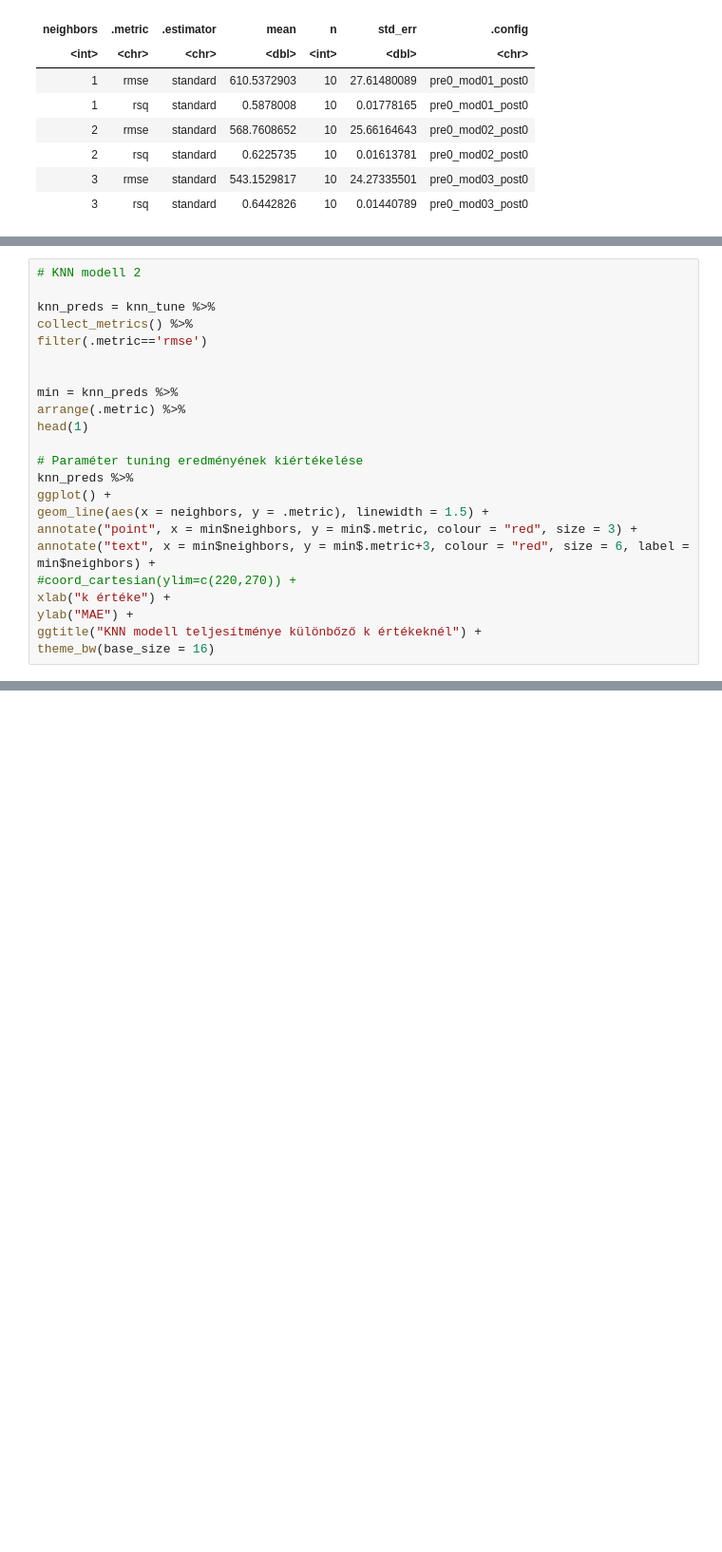
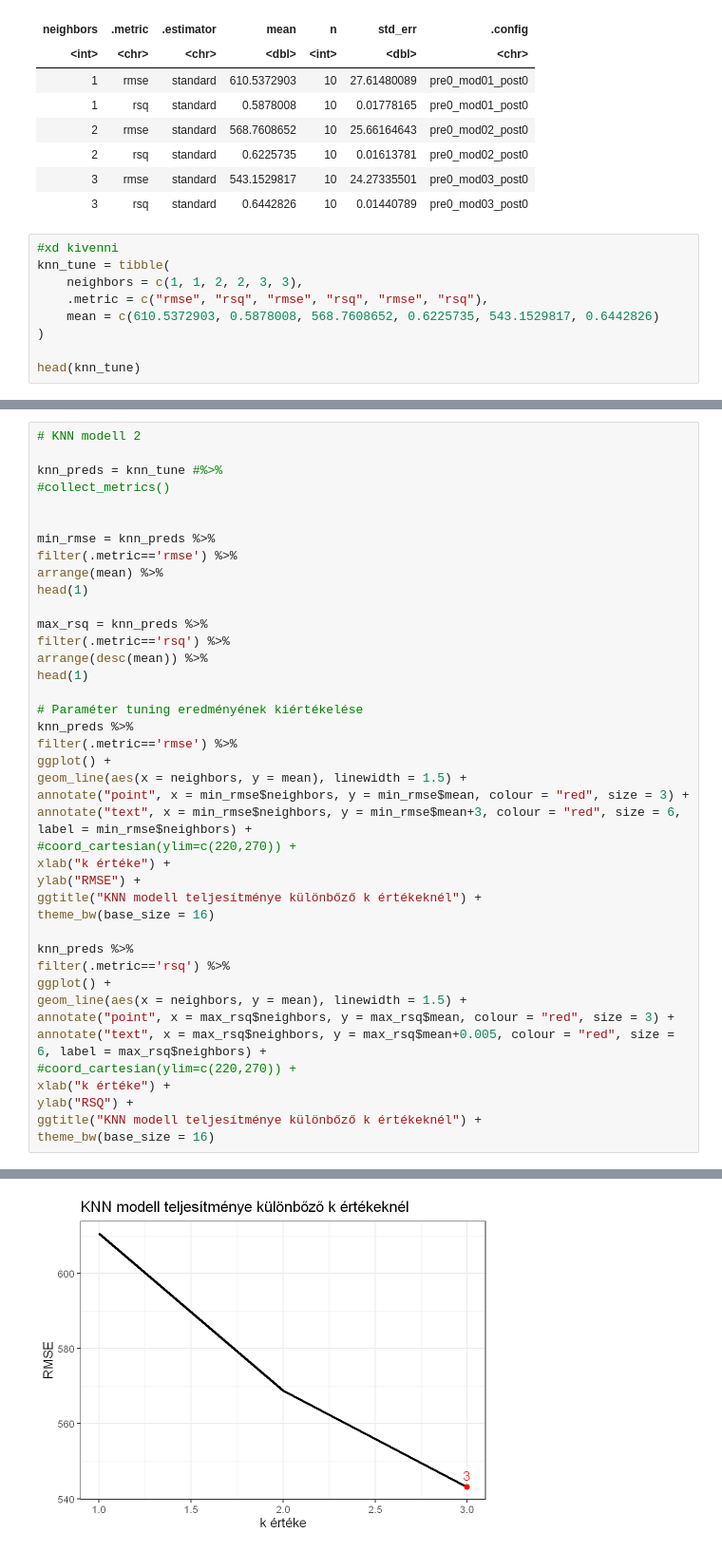
Before and after one commit to N0-0BIE/EX9BLV_ABTG, a Jupyter notebook: code/project.ipynb, the cells around one changed output, grey strips where cells are left out. Shown at 95% size. Drawn from its saved outputs; the diff is of its cells as text; blank space fills up the shorter version.

```diff
--- a/code/project.ipynb
+++ b/code/project.ipynb
@@ -621,3 +630,12 @@ A tibble: 6 × 7
 | 2 | rsq | standard | 0.6225735 | 10 | 0.01613781 | pre0_mod02_post0 |
 | 3 | rmse | standard | 543.1529817 | 10 | 24.27335501 | pre0_mod03_post0 |
 | 3 | rsq | standard | 0.6442826 | 10 | 0.01440789 | pre0_mod03_post0 |
+# %%
+#xd kivenni
+knn_tune = tibble(
+    neighbors = c(1, 1, 2, 2, 3, 3),
+    .metric = c("rmse", "rsq", "rmse", "rsq", "rmse", "rsq"),
+    mean = c(610.5372903, 0.5878008, 568.7608652, 0.6225735, 543.1529817, 0.6442826)
+)
+
+head(knn_tune)
@@ -624,24 +652,42 @@ A tibble: 6 × 7
 # %%
 # KNN modell 2
 
-knn_preds = knn_tune %>%
-collect_metrics() %>%
-filter(.metric=='rmse')
+knn_preds = knn_tune #%>%
+#collect_metrics()
 
 
-min = knn_preds %>%
-arrange(.metric) %>%
+min_rmse = knn_preds %>%
+filter(.metric=='rmse') %>%
+arrange(mean) %>%
+head(1)
+
+max_rsq = knn_preds %>%
+filter(.metric=='rsq') %>%
+arrange(desc(mean)) %>%
 head(1)
 
 # Paraméter tuning eredményének kiértékelése
 knn_preds %>%
+filter(.metric=='rmse') %>%
 ggplot() +
-geom_line(aes(x = neighbors, y = .metric), linewidth = 1.5) +
-annotate("point", x = min$neighbors, y = min$.metric, colour = "red", size = 3) +
-annotate("text", x = min$neighbors, y = min$.metric+3, colour = "red", size = 6, label = min$neighbors) +
+geom_line(aes(x = neighbors, y = mean), linewidth = 1.5) +
+annotate("point", x = min_rmse$neighbors, y = min_rmse$mean, colour = "red", size = 3) +
+annotate("text", x = min_rmse$neighbors, y = min_rmse$mean+3, colour = "red", size = 6, label = min_rmse$neighbors) +
 #coord_cartesian(ylim=c(220,270)) +
 xlab("k értéke") +
-ylab("MAE") +
+ylab("RMSE") +
 ggtitle("KNN modell teljesítménye különbőző k értékeknél") +
 theme_bw(base_size = 16)
+
+knn_preds %>%
+filter(.metric=='rsq') %>%
+ggplot() +
+geom_line(aes(x = neighbors, y = mean), linewidth = 1.5) +
+annotate("point", x = max_rsq$neighbors, y = max_rsq$mean, colour = "red", size = 3) +
+annotate("text", x = max_rsq$neighbors, y = max_rsq$mean+0.005, colour = "red", size = 6, label = max_rsq$neighbors) +
+#coord_cartesian(ylim=c(220,270)) +
+xlab("k értéke") +
+ylab("RSQ") +
+ggtitle("KNN modell teljesítménye különbőző k értékeknél") +
+theme_bw(base_size = 16)
 # %% [output]
@@ -648,0 +694 @@ ERROR: Error in min$.metric + 3: non-numeric argument to binary operator
+[figure, added]
```
Also changed, not shown: parts of 19 cells of this notebook.
